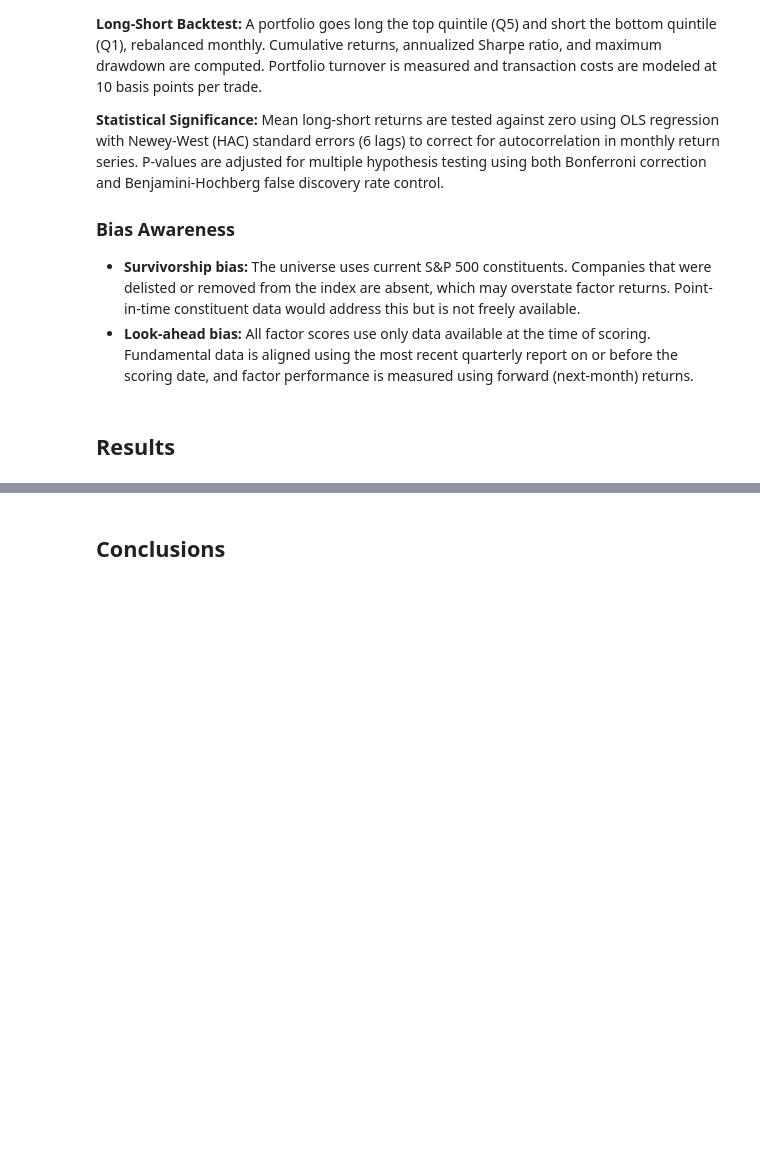
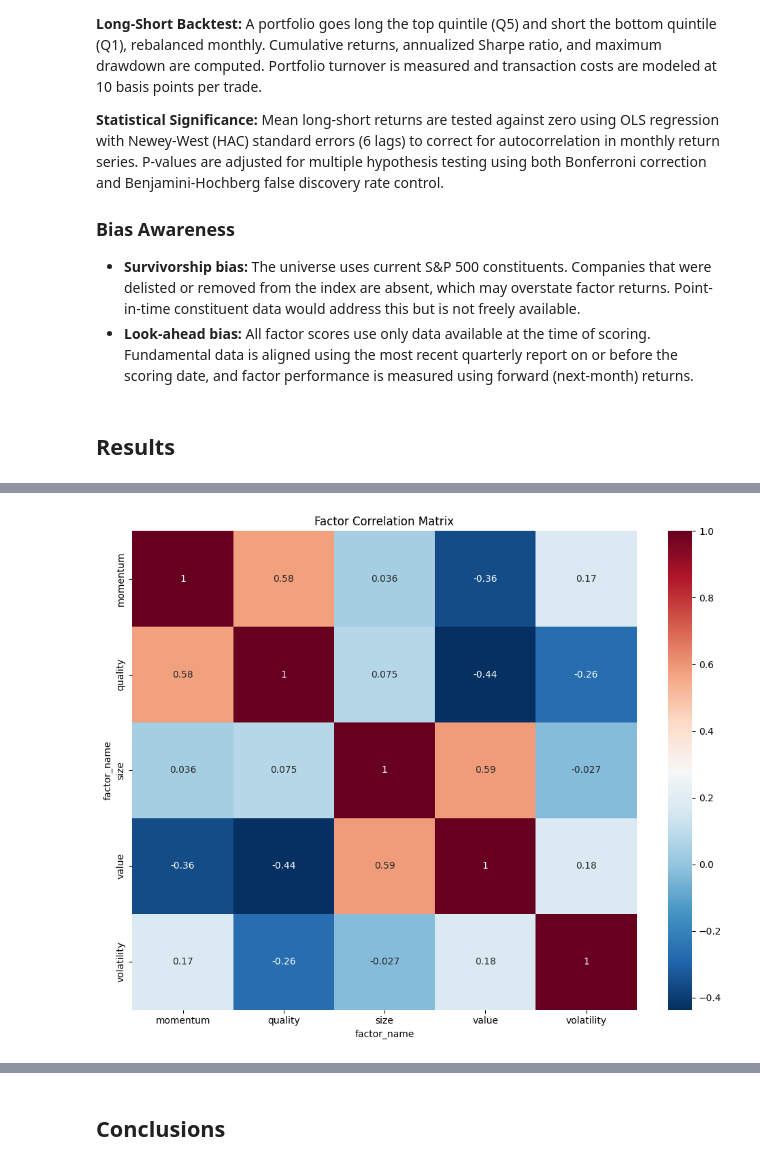
Before and after one commit to Tony-Steiner/factor-research-platform, a Jupyter notebook: notebooks/research_report.ipynb, the cells around one changed output, grey strips where cells are left out. Drawn from its saved outputs; the diff is of its cells as text; code cells hidden in the pictures; blank space fills up the shorter version.

```diff
--- a/notebooks/research_report.ipynb
+++ b/notebooks/research_report.ipynb
@@ -46,5 +50,8 @@ Factor performance is assessed through four lenses:
 # %%
-import sys
-sys.path.insert(0, 'C:/Users/pale4/projects/factor-research-platform')
+from analysis.correlation_analysis import compute_factor_correlations, plot_correlation_heatmap
+from config.settings import engine
 
-from analysis.correlation_analysis import compute_factor_correlations, plot_correlation_heatmap
+corr, overlap = compute_factor_correlations(engine)
+_ = plot_correlation_heatmap(corr)
+# %% [output]
+[figure, added]
```
Also changed, not shown: parts of 13 cells of this notebook, 9 other files.
